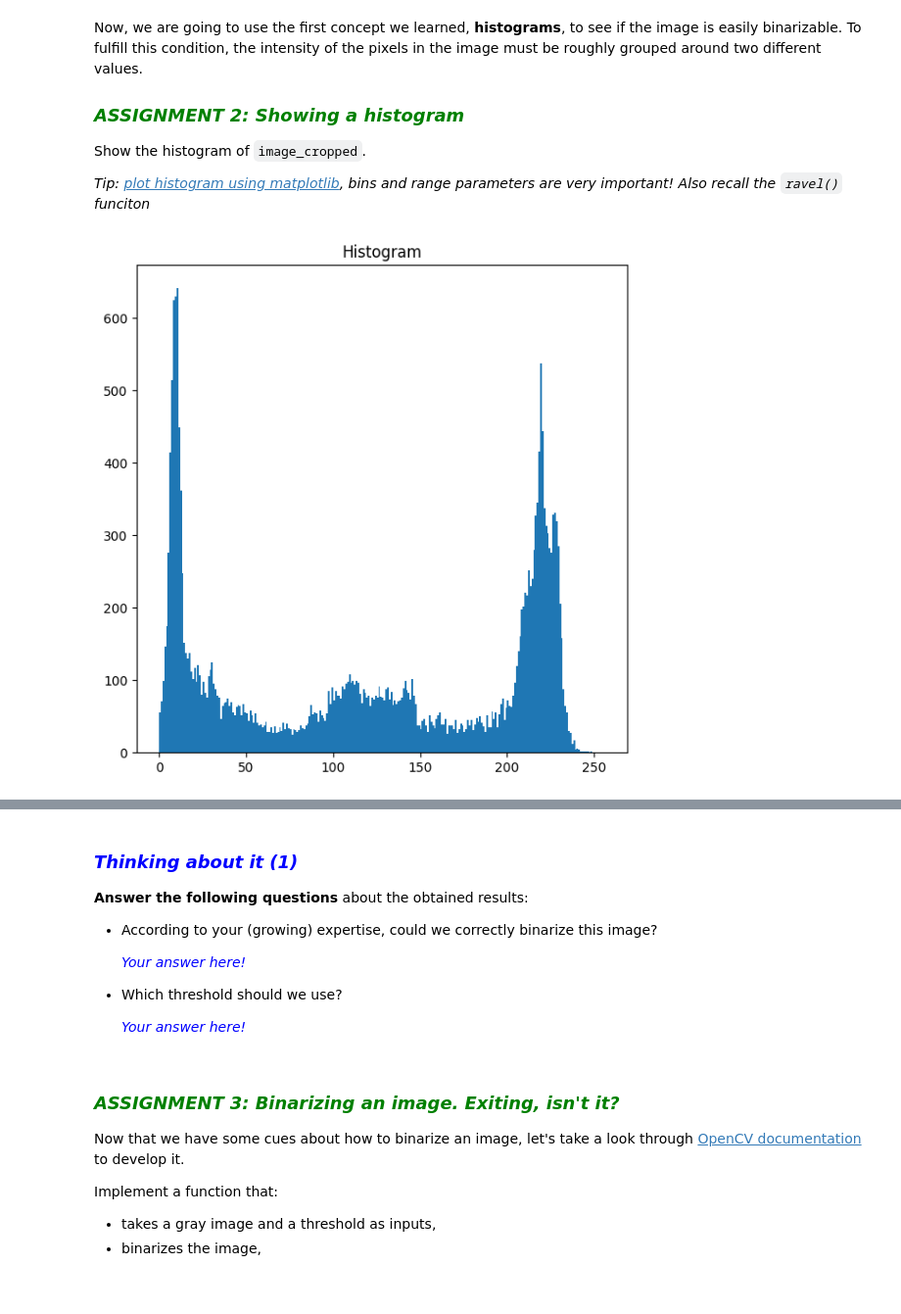
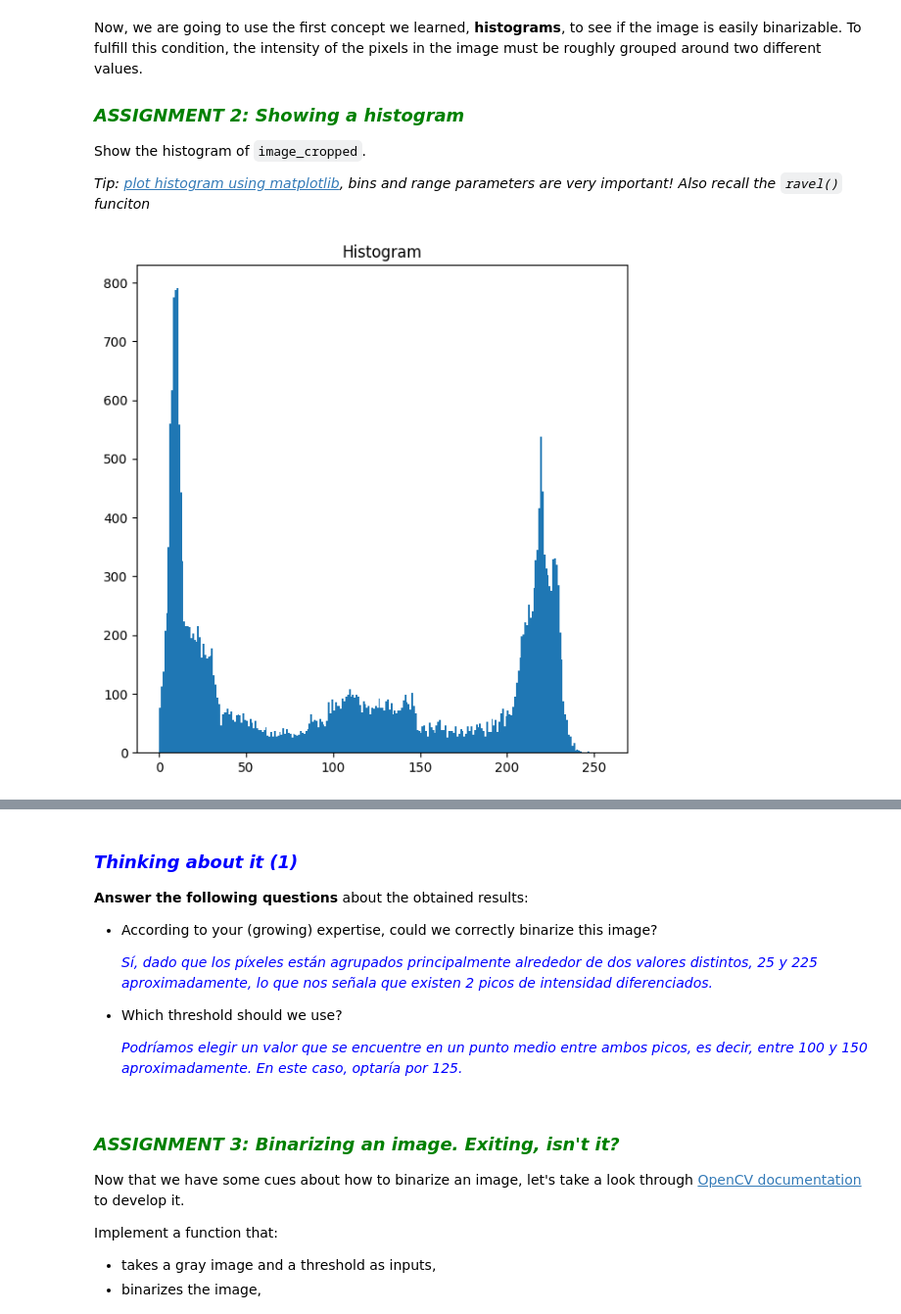
Before and after one commit to Croissanton/cvlab, a Jupyter notebook: Chapter 02. Image processing/2.1 IP tools.ipynb, the cells around one changed output, grey strips where cells are left out. Shown at 98% size. Drawn from its saved outputs; the diff is of its cells as text; code cells hidden in the pictures; blank space fills up the shorter version.

```diff
--- a/Chapter 02. Image processing/2.1 IP tools.ipynb
+++ b/Chapter 02. Image processing/2.1 IP tools.ipynb
@@ -104,8 +104,7 @@ Read the image `car_plate_1.jpg` and crop it to a rectangle (approximately) cont
 # Write your code here!
 
 image = cv2.imread(images_path + 'car_plate_1.jpg',cv2.IMREAD_GRAYSCALE) # Load the image
-print(image[3][4])
-image_cropped = image[310:400, 200:470] # crop it
+image_cropped = image[300:400, 200:470] # crop it
 plt.imshow(image_cropped, cmap='gray') # show it!
 plt.show()
 # %% [output]
@@ -126,15 +124,15 @@ Show the histogram of `image_cropped`.
 # %%
 # ** ASSIGNMENT 2 **
 # Compute the image histogram and show it
 # Write your code here!
-plt.subplot(2,2,2)
+plt.subplot(2,2,1)
 plt.title("Histogram")
 plt.hist(image_cropped.ravel(),256,[0,256]) # ravel() returns a 1-D array, containing the elements of image
 
 None # Compute the histogram and show it
 plt.show()
 # %% [output]
-[figure, old version]
+[figure, new version]
 # %% [markdown]
 <font color='blue'>**Expected output:**  </font>
 
@@ -146,11 +144,11 @@ plt.show()
 
 - According to your (growing) expertise, could we correctly binarize this image?
 
-    <p style="margin: 4px 0px 6px 5px; color:blue"><i>Your answer here!</i></p>
+    <p style="margin: 4px 0px 6px 5px; color:blue"><i>Sí, dado que los píxeles están agrupados principalmente alrededor de dos valores distintos, 25 y 225 aproximadamente, lo que nos señala que existen 2 picos de intensidad diferenciados.</i></p>
 
 - Which threshold should we use?
 
-    <p style="margin: 4px 0px 6px 5px; color:blue"><i>Your answer here!</i></p>
+    <p style="margin: 4px 0px 6px 5px; color:blue"><i>Podríamos elegir un valor que se encuentre en un punto medio entre ambos picos, es decir, entre 100 y 150 aproximadamente. En este caso, optaría por 125.</i></p>
 # %% [markdown]
 ### **<span style="color:green"><b><i>ASSIGNMENT 3: Binarizing an image. Exiting, isn't it?</i></b></span>**
 
```
Also changed, not shown: parts of 5 cells of this notebook, 3 other files.
